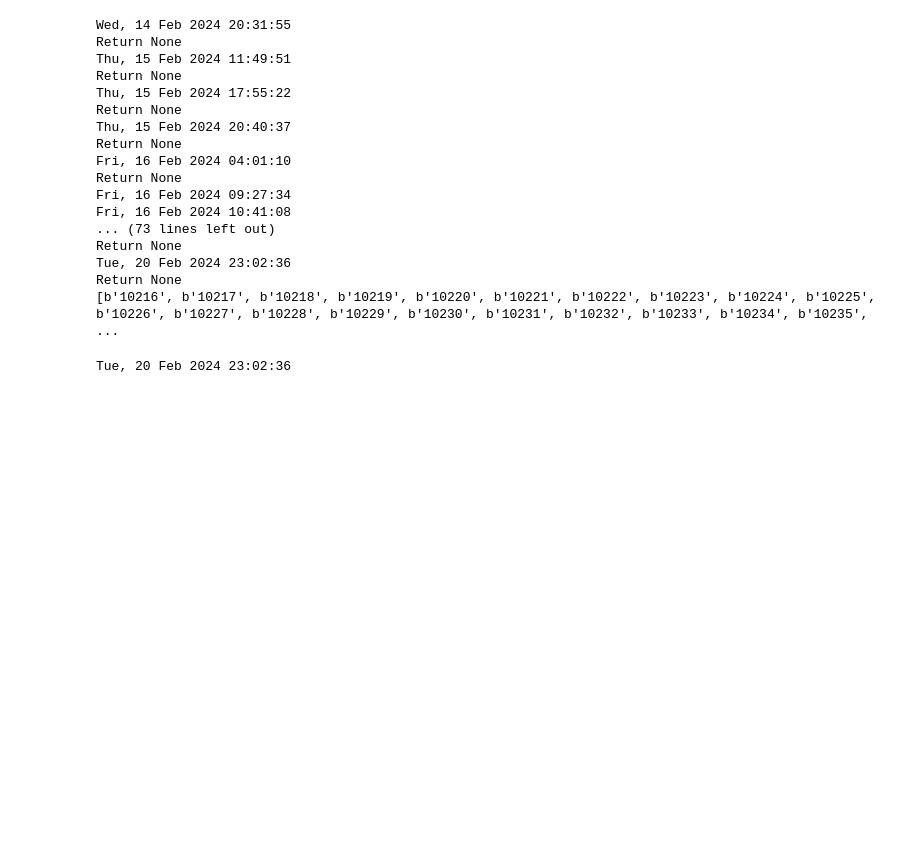
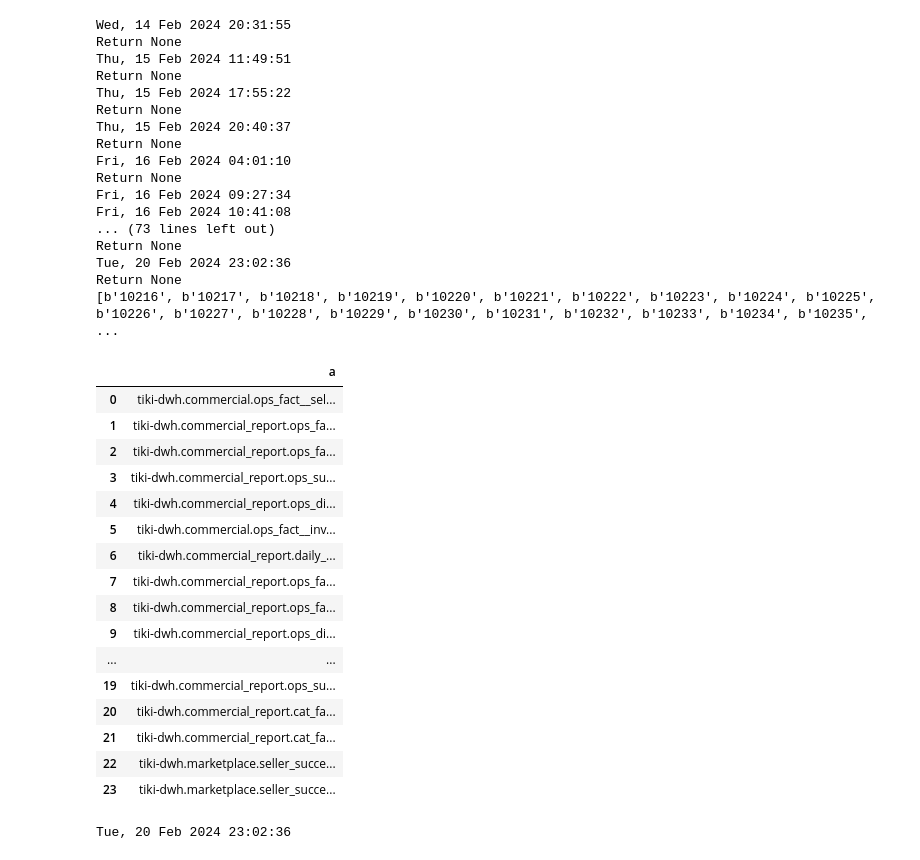
Before and after one commit to phtrieu1040/dbt_example, a Jupyter notebook: test.ipynb, the cells around one changed output. Cells and saved outputs as stored; diff of their text form; code cells hidden in the pictures; blank space fills up the shorter version.

```diff
--- a/test.ipynb
+++ b/test.ipynb
@@ -21,6 +21,30 @@ Return None
 Tue, 20 Feb 2024 23:02:36
 Return None
 [b'10216', b'10217', b'10218', b'10219', b'10220', b'10221', b'10222', b'10223', b'10224', b'10225', b'10226', b'10227', b'10228', b'10229', b'10230', b'10231', b'10232', b'10233', b'10234', b'10235', ...
+# %%
+from _library import MyLibrary
+ggs = MyLibrary().google
+# %%
+ggs.read_google_sheet_by_url(url='https://docs.google.com/spreadsheets/d/1YYpqDTV00QZ8JYgSHfMoxFYDCGLRL4u-9LkGNuZKJOI/edit#gid=93924463',
+                             worksheet_name='Table')
+# %% [output]
+|  | a |
+| 0 | tiki-dwh.commercial.ops_fact__sel... |
+| 1 | tiki-dwh.commercial_report.ops_fa... |
+| 2 | tiki-dwh.commercial_report.ops_fa... |
+| 3 | tiki-dwh.commercial_report.ops_su... |
+| 4 | tiki-dwh.commercial_report.ops_di... |
+| 5 | tiki-dwh.commercial.ops_fact__inv... |
+| 6 | tiki-dwh.commercial_report.daily_... |
+| 7 | tiki-dwh.commercial_report.ops_fa... |
+| 8 | tiki-dwh.commercial_report.ops_fa... |
+| 9 | tiki-dwh.commercial_report.ops_di... |
+| ... | ... |
+| 19 | tiki-dwh.commercial_report.ops_su... |
+| 20 | tiki-dwh.commercial_report.cat_fa... |
+| 21 | tiki-dwh.commercial_report.cat_fa... |
+| 22 | tiki-dwh.marketplace.seller_succe... |
+| 23 | tiki-dwh.marketplace.seller_succe... |
 # %%
 from _library import MyProject
 from _library import GoogleMail
```
Also changed, not shown: 1 other file.
